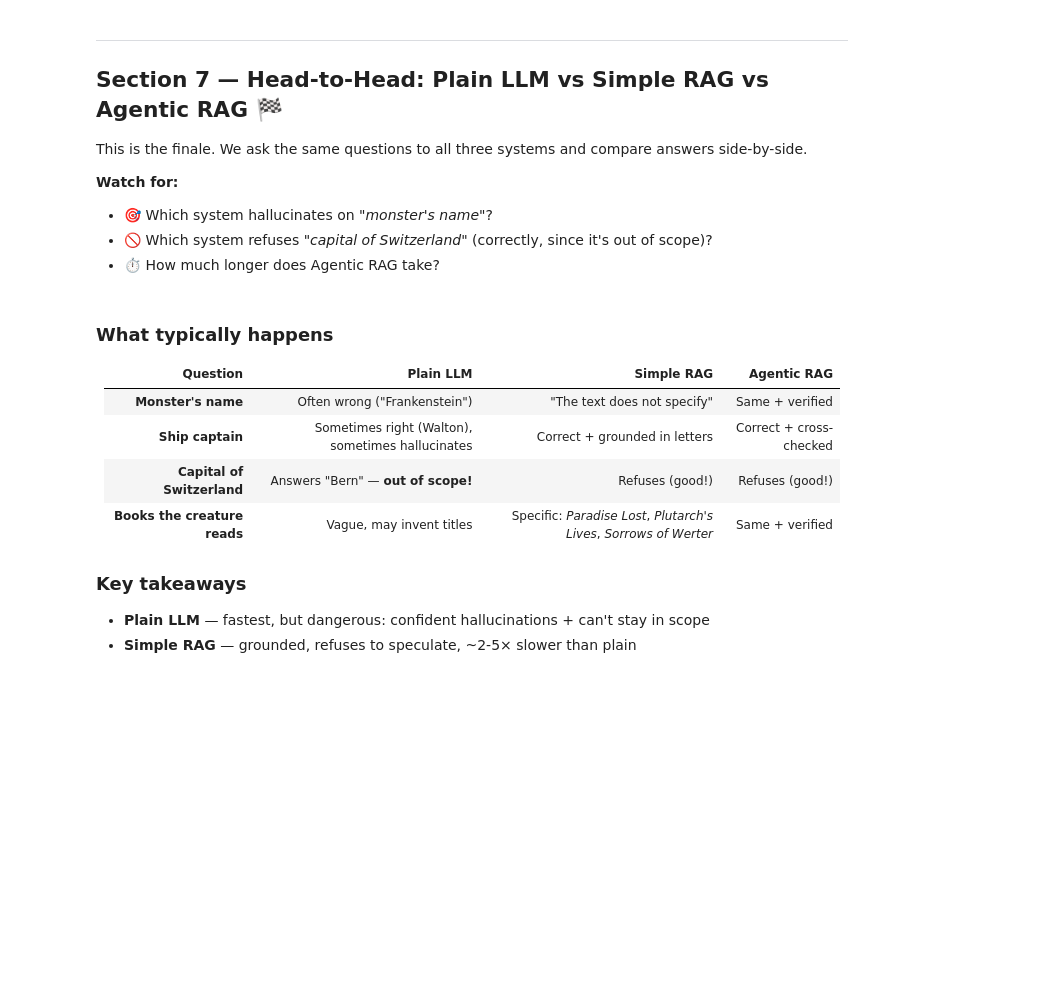
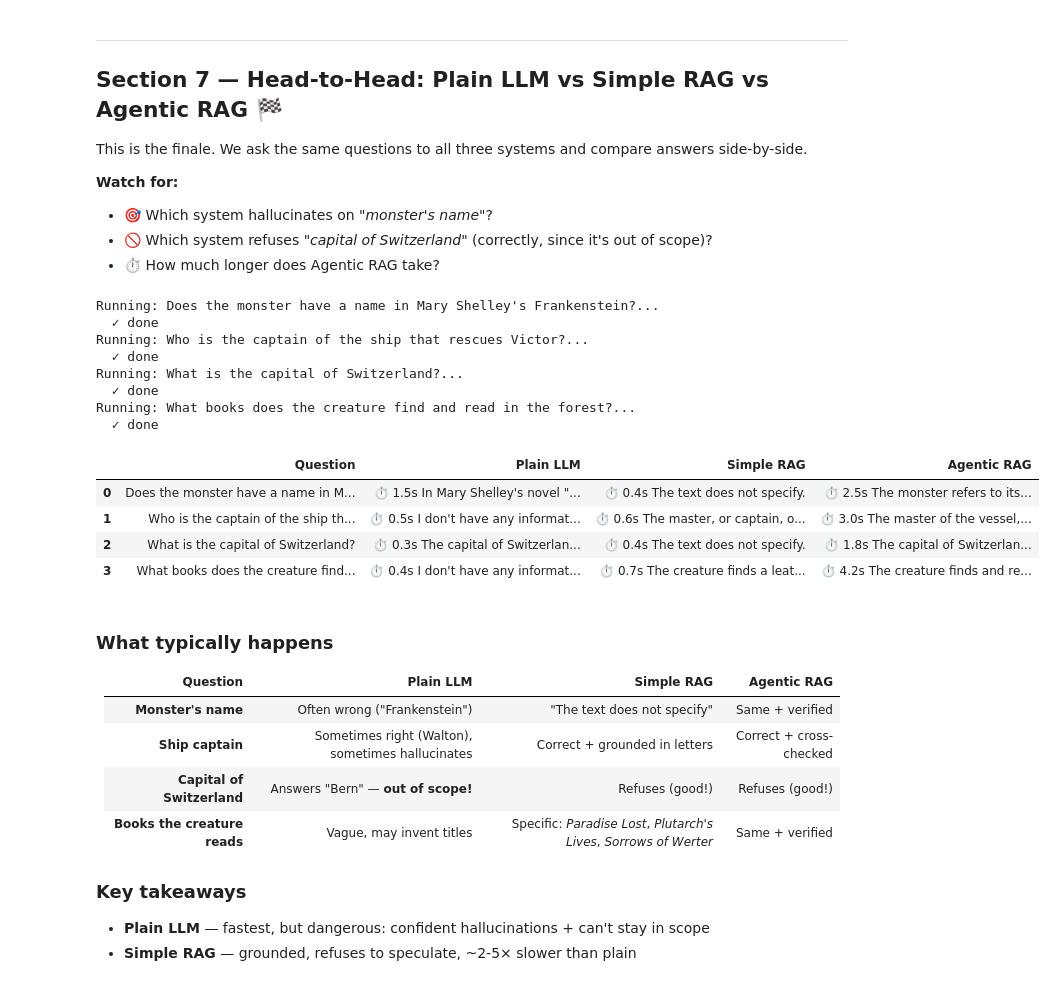
Before and after one commit to hakanotal/workshop-rag-chatbot, a Jupyter notebook: rag_workshop.ipynb, the cells around one changed output. Saved outputs shown, nothing was run; the diff lists cells and outputs as text; code cells hidden in the pictures; blank space fills up the shorter version.

```diff
--- a/rag_workshop.ipynb
+++ b/rag_workshop.ipynb
@@ -324,7 +326,7 @@ from langchain_core.output_parsers import StrOutputParser
 from langchain_core.runnables import RunnablePassthrough
 
 llm = ChatOllama(model="llama3.2:3b", temperature=0)
-retriever = vectorstore.as_retriever(search_kwargs={"k": 4})
+retriever = vectorstore.as_retriever(search_kwargs={"k": 10})
 
 RAG_PROMPT = ChatPromptTemplate.from_template('''You are a literary assistant answering questions about the novel Frankenstein by Mary Shelley.
 
@@ -397,42 +401,37 @@ Simple RAG has a weakness: it trusts the first retrieval. If the top-k chunks mi
 The verifier is the key insight. It acts like an editor demanding citations — it rejects anything not directly supported by the retrieved passages.
 # %%
 from crewai import Agent, Task, Crew, Process, LLM
-from crewai.tools import tool
 
-# CrewAI wants a LiteLLM-style model string with provider prefix
 crew_llm = LLM(
     model="ollama/llama3.2:3b",
     base_url="http://localhost:11434",
     temperature=0,
+    tracing=False,
 )
 
-@tool("search_frankenstein")
-def search_tool(query: str) -> str:
-    """Searches the novel Frankenstein and returns the most relevant passages."""
-    docs = vectorstore.similarity_search(query, k=4)
-    return "\n\n---\n\n".join(d.page_content for d in docs)
-
-retriever_agent = Agent(
+answerer_agent = Agent(
     role="Literary Researcher",
-    goal=("Find the most relevant passages from Frankenstein and draft a grounded "
-          "answer with direct quotes from the text."),
+    goal=("Draft a grounded answer using ONLY the passages provided in the task, "
+          "quoting the text directly when possible."),
     backstory=("You are a scholar of 19th century gothic literature. "
-               "You always ground your claims in the actual text and quote passages verbatim."),
-    tools=[search_tool],
-    llm=crew_llm,        # ← the LiteLLM-wrapped one, NOT ChatOllama
+               "You ground every claim in the actual text and quote passages verbatim."),
+    llm=crew_llm,
     verbose=True,
     allow_delegation=False,
+    max_iter=3,
 )
 
 verifier_agent = Agent(
     role="Fact Verifier",
-    goal=("Check that every claim in the draft answer is directly supported by "
-          "the retrieved passages. Remove or correct unsupported claims."),
-    backstory=("You are a skeptical editor who demands textual evidence for every claim. "
-               "You are not afraid to say 'The text does not specify.'"),
+    goal=("Cross-check every claim in the draft against the passages provided. "
+          "Keep claims that are supported; correct or remove claims that are not."),
+    backstory=("You are a skeptical editor who demands textual evidence. "
+               "You only say 'The text does not specify.' when the passages truly "
+               "do not contain the answer — never as a default when unsure."),
     llm=crew_llm,
     verbose=True,
     allow_delegation=False,
+    max_iter=3,
 )
 
 print("✅ Agents defined")
@@ -639,15 +618,18 @@ def agentic_rag(q):
     return run_agentic_rag(q)
 
 TEST_QUESTIONS = [
-    "Does the monster have a name?",                        # Classic hallucination trap
+    "Does the monster have a name in Mary Shelley's Frankenstein?", # Classic hallucination trap
     "Who is the captain of the ship that rescues Victor?",  # Factual, should be easy
     "What is the capital of Switzerland?",                  # Out of scope — should refuse
-    "What books does the creature find and read?",          # Specific factual detail
+    "What books does the creature find and read in the forest?", # Specific factual detail
 ]
 # %%
 import time
 import pandas as pd
 from IPython.display import display, HTML
+
+answerer_agent.verbose = False
+verifier_agent.verbose = False
 
 def run_and_time(fn, q, max_chars=500):
     t0 = time.time()
@@ -658,33 +640,47 @@ def run_and_time(fn, q, max_chars=500):
     elapsed = time.time() - t0
     return f"⏱️ {elapsed:.1f}s\n\n{str(answer)[:max_chars]}"
 
 results = []
 for q in TEST_QUESTIONS:
     print(f"Running: {q[:70]}...")
     results.append({
         "Question":    q,
         "Plain LLM":   run_and_time(plain_llm, q),
         "Simple RAG":  run_and_time(simple_rag, q),
         "Agentic RAG": run_and_time(agentic_rag, q),
     })
     print("  ✓ done")
 
 df = pd.DataFrame(results)
 pd.set_option('display.max_colwidth', None)
 pd.set_option('display.width', None)
 
 # Render as a wide HTML table for clarity
 styled = df.style.set_properties(**{
     'text-align': 'left',
     'vertical-align': 'top',
     'white-space': 'pre-wrap',
     'font-size': '12px',
     'padding': '8px',
     'border': '1px solid #ddd',
 }).set_table_styles([
     {'selector': 'th', 'props': [('background', '#f0f0f0'), ('font-weight', 'bold'), ('text-align', 'left')]}
 ])
 display(styled)
+# %% [output]
+Running: Does the monster have a name in Mary Shelley's Frankenstein?...
+  ✓ done
+Running: Who is the captain of the ship that rescues Victor?...
+  ✓ done
+Running: What is the capital of Switzerland?...
+  ✓ done
+Running: What books does the creature find and read in the forest?...
+  ✓ done
+|  | Question | Plain LLM | Simple RAG | Agentic RAG |
+| 0 | Does the monster have a name in M... | ⏱️ 1.5s In Mary Shelley's novel "... | ⏱️ 0.4s The text does not specify. | ⏱️ 2.5s The monster refers to its... |
+| 1 | Who is the captain of the ship th... | ⏱️ 0.5s I don't have any informat... | ⏱️ 0.6s The master, or captain, o... | ⏱️ 3.0s The master of the vessel,... |
+| 2 | What is the capital of Switzerland? | ⏱️ 0.3s The capital of Switzerlan... | ⏱️ 0.4s The text does not specify. | ⏱️ 1.8s The capital of Switzerlan... |
+| 3 | What books does the creature find... | ⏱️ 0.4s I don't have any informat... | ⏱️ 0.7s The creature finds a leat... | ⏱️ 4.2s The creature finds and re... |
 # %% [markdown]
 ### What typically happens
 
```
Also changed, not shown: parts of 20 cells of this notebook, 12 other files.
